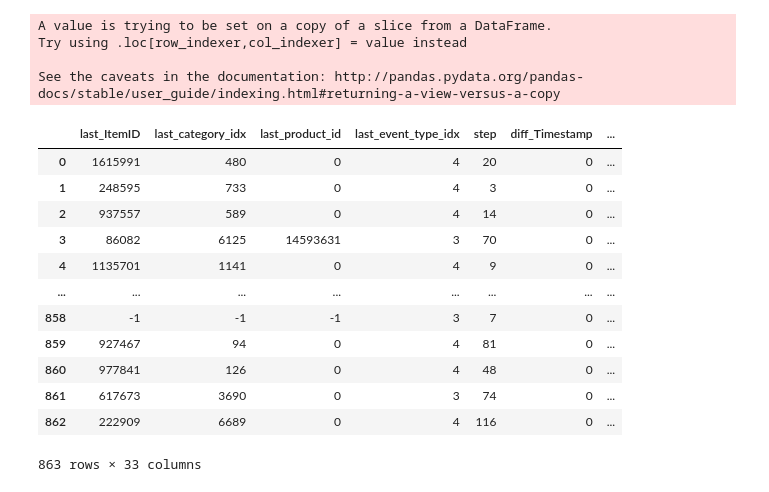
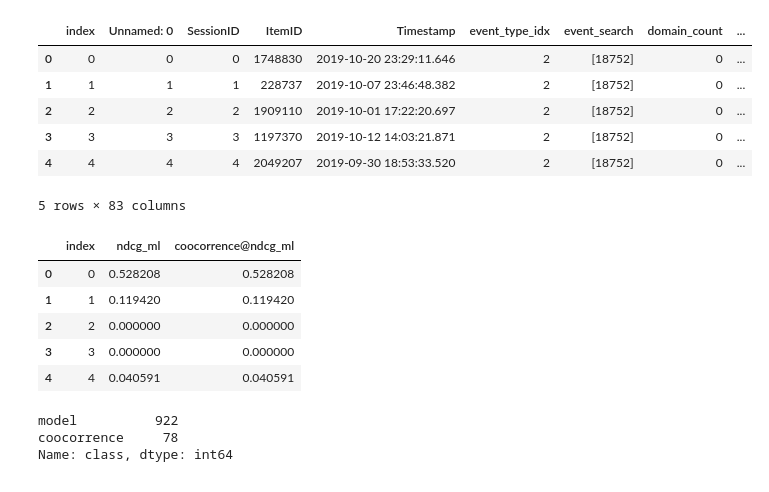
Before and after one commit to marlesson/triplet_session, a Jupyter notebook: mercado_livre/Tree Ensamble.ipynb, the cells around one changed output. Saved outputs shown, nothing was run; the diff lists cells and outputs as text; code cells hidden in the pictures.

```diff
--- a/mercado_livre/Tree Ensamble.ipynb
+++ b/mercado_livre/Tree Ensamble.ipynb
@@ -57,39 +71,56 @@ Index(['Unnamed: 0', 'SessionID', 'ItemID', 'Timestamp', 'event_type_idx',
       dtype='object')
 # %%
 features = [
-       'last_ItemID', 'last_category_idx', 'last_product_id',
+       'last_category_idx', 'last_product_id',
        'last_event_type_idx', 'step', 'diff_Timestamp',
        'int_Timestamp', 'cum_Timestamp', 'last_price_norm',
        'diff_price_norm', 'last_domain_idx', 'min_last_price_norm',
        'max_last_price_norm', 'mean_last_price_norm', 'sum_last_price_norm',
        'mode_category_idx_history', 'mode_condition_idx_history',
        'mode_domain_idx_history', 'mode_product_id_history',
        'mode_event_type_idx_history', 'count_mode_category_idx_history',
        'count_mode_condition_idx_history', 'count_mode_domain_idx_history',
        'count_mode_product_id_history', 'count_mode_event_type_idx_history',
        'count_event_type_idx_history__search',
        'count_event_type_idx_history__view', 'count_condition_idx__new',
-       'count_condition_idx__used', 'perc_newlest_search', 'perc_event_view',
-       'ndcg_ml']
+       'count_condition_idx__used', 'perc_newlest_search', 'perc_event_view']
 
-df_train = df[features]
-df_train['class'] = df_train.ndcg_ml < 0.1
-df_train
+df_all = []
+for i in range(len(files)):
+    path = files[i]+'/eval_dataset.csv'
+    _df   = pd.read_csv(path).reset_index()[['index', 'ndcg_ml']]
+    _df[names[i]+'@ndcg_ml']  = _df['ndcg_ml']
+    df_all.append(_df)
+
+
+#df_all = pd.concat(df_all)
+
+classes = []
+for i, row in df.iterrows():
+    idx_max = np.argmax([df_all[n].iloc[i].ndcg_ml for n in range(len(names))])
+    classes.append(names[idx_max])
+df['class'] = classes
+df.head()
 # %% [output]
+|  | index | Unnamed: 0 | SessionID | ItemID | Timestamp | event_type_idx | event_search | domain_count | ... |
+| 0 | 0 | 0 | 0 | 1748830 | 2019-10-20 23:29:11.646 | 2 | [18752] | 0 | ... |
+| 1 | 1 | 1 | 1 | 228737 | 2019-10-07 23:46:48.382 | 2 | [18752] | 0 | ... |
+| 2 | 2 | 2 | 2 | 1909110 | 2019-10-01 17:22:20.697 | 2 | [18752] | 0 | ... |
+| 3 | 3 | 3 | 3 | 1197370 | 2019-10-12 14:03:21.871 | 2 | [18752] | 0 | ... |
+| 4 | 4 | 4 | 4 | 2049207 | 2019-09-30 18:53:33.520 | 2 | [18752] | 0 | ... |
-A value is trying to be set on a copy of a slice from a DataFrame.
-Try using .loc[row_indexer,col_indexer] = value instead
-
-See the caveats in the documentation: http://pandas.pydata.org/pandas-docs/stable/user_guide/indexing.html#returning-a-view-versus-a-copy
+5 rows × 83 columns
-|  | last_ItemID | last_category_idx | last_product_id | last_event_type_idx | step | diff_Timestamp | ... |
-| 0 | 1615991 | 480 | 0 | 4 | 20 | 0 | ... |
-| 1 | 248595 | 733 | 0 | 4 | 3 | 0 | ... |
-| 2 | 937557 | 589 | 0 | 4 | 14 | 0 | ... |
-| 3 | 86082 | 6125 | 14593631 | 3 | 70 | 0 | ... |
-| 4 | 1135701 | 1141 | 0 | 4 | 9 | 0 | ... |
-| ... | ... | ... | ... | ... | ... | ... | ... |
-| 858 | -1 | -1 | -1 | 3 | 7 | 0 | ... |
-| 859 | 927467 | 94 | 0 | 4 | 81 | 0 | ... |
-| 860 | 977841 | 126 | 0 | 4 | 48 | 0 | ... |
-| 861 | 617673 | 3690 | 0 | 3 | 74 | 0 | ... |
-| 862 | 222909 | 6689 | 0 | 4 | 116 | 0 | ... |
-863 rows × 33 columns
+# %%
+_df.head()
+# %% [output]
+|  | index | ndcg_ml | coocorrence@ndcg_ml |
+| 0 | 0 | 0.528208 | 0.528208 |
+| 1 | 1 | 0.119420 | 0.119420 |
+| 2 | 2 | 0.000000 | 0.000000 |
+| 3 | 3 | 0.000000 | 0.000000 |
+| 4 | 4 | 0.040591 | 0.040591 |
+# %%
+df['class'].value_counts()
+# %% [output]
+model          922
+coocorrence     78
+Name: class, dtype: int64
```
Also changed, not shown: parts of 27 cells of this notebook, 3 other files.
